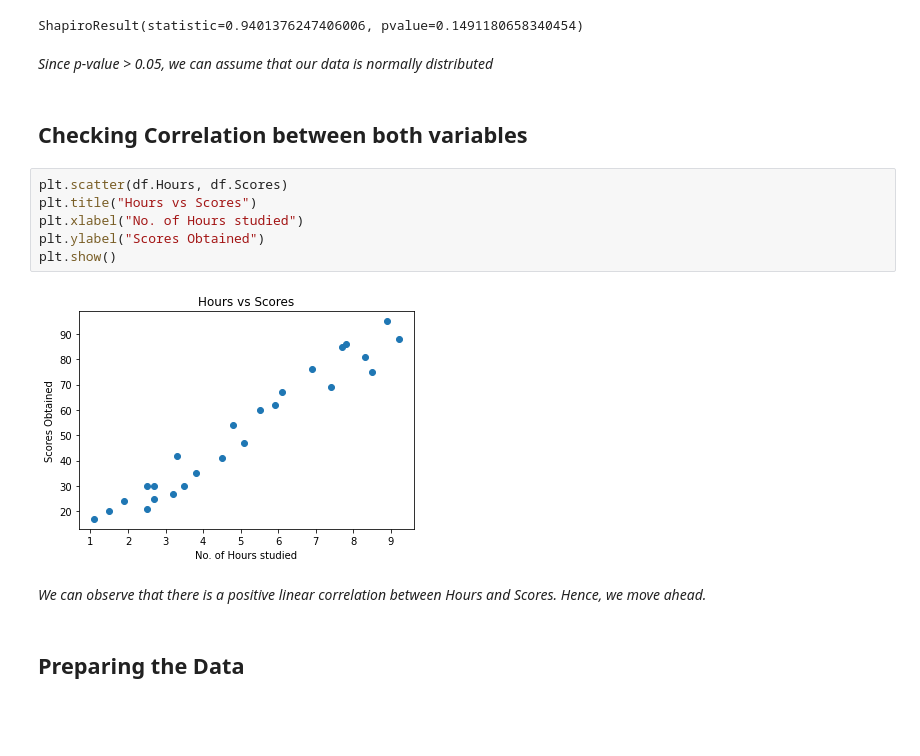
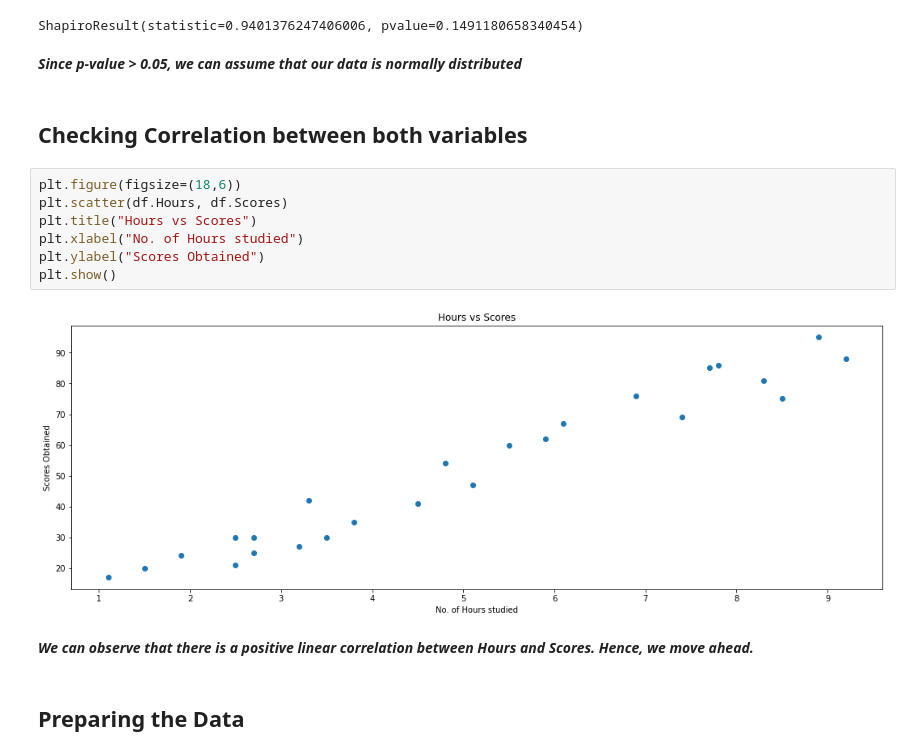
Before and after one commit to roshan2600/TSF_tasks, a Jupyter notebook: TSF Task 1.ipynb, the cells around one changed output. Drawn from its saved outputs; the diff is of its cells as text; blank space fills up the shorter version.

```diff
--- a/TSF Task 1.ipynb
+++ b/TSF Task 1.ipynb
@@ -61,19 +61,20 @@ shapiro(df['Hours'])
 # %% [output]
 ShapiroResult(statistic=0.9401376247406006, pvalue=0.1491180658340454)
 # %% [markdown]
-*Since p-value > 0.05, we can assume that our data is normally distributed*
+***Since p-value > 0.05, we can assume that our data is normally distributed***
 # %% [markdown]
 ## Checking Correlation between both variables
 # %%
+plt.figure(figsize=(18,6))
 plt.scatter(df.Hours, df.Scores)
 plt.title("Hours vs Scores")
 plt.xlabel("No. of Hours studied")
 plt.ylabel("Scores Obtained")
 plt.show()
 # %% [output]
-[figure, old version]
+[figure, new version]
 # %% [markdown]
-*We can observe that there is a positive linear correlation between Hours and Scores. Hence, we move ahead.*
+***We can observe that there is a positive linear correlation between Hours and Scores. Hence, we move ahead.***
 # %% [markdown]
 ## Preparing the Data
 # %%
```
Also changed, not shown: parts of 16 cells of this notebook.
